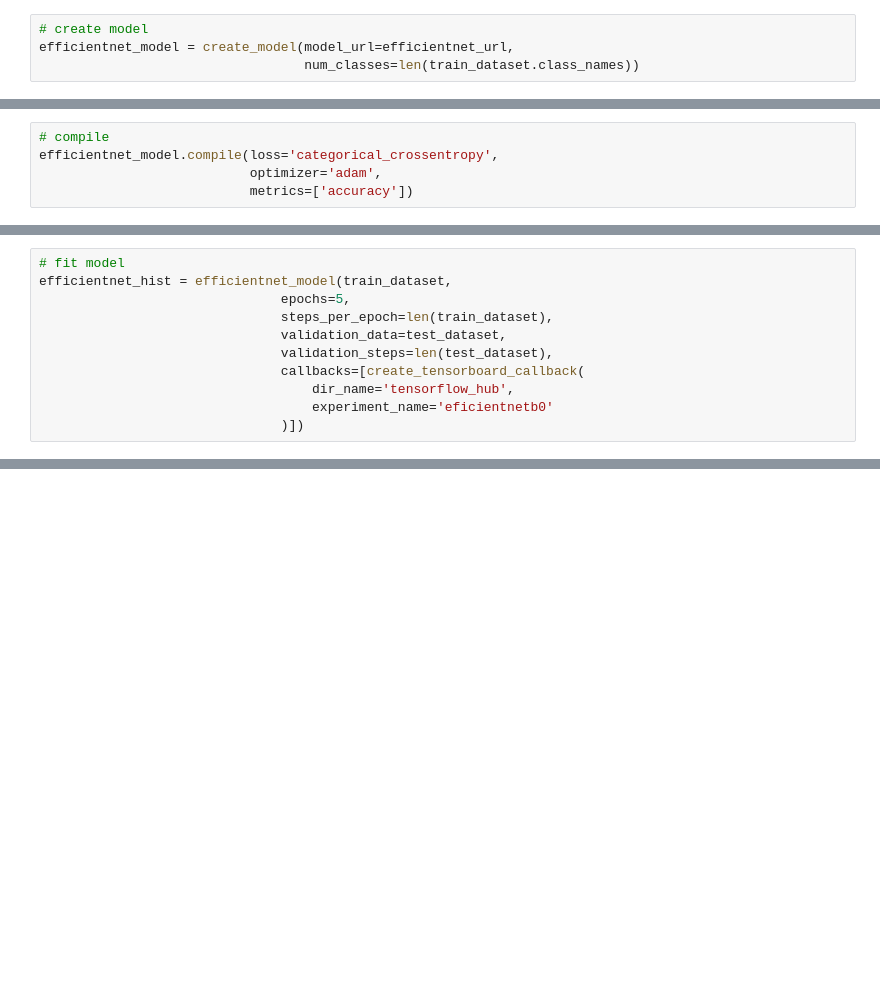
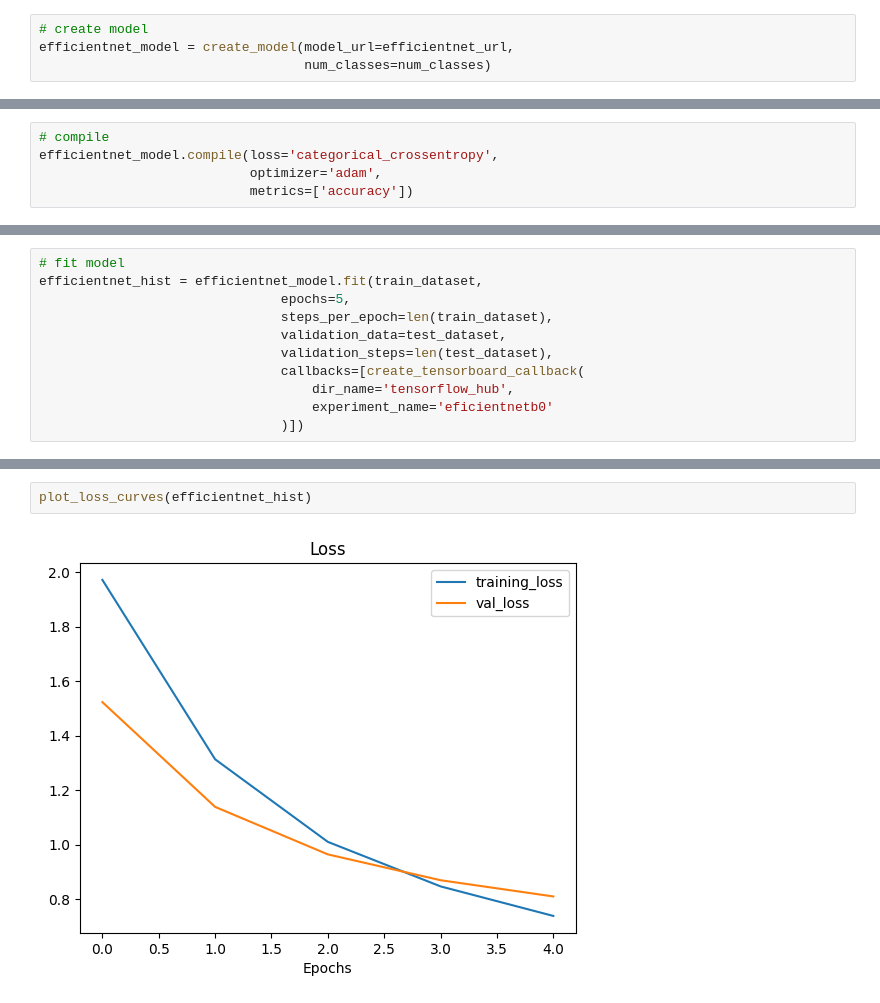
Before and after one commit to SheshamJoseph/Deep-Learning-with-Tensorflow-ZTM, a Jupyter notebook: 04_transfer_learning_feature_extraction.ipynb, the cells around one changed output, grey strips where cells are left out. Cells and saved outputs as stored; diff of their text form; blank space fills up the shorter version.

Commit message:
finished efficientnet model, modified create_model function

```diff
--- a/04_transfer_learning_feature_extraction.ipynb
+++ b/04_transfer_learning_feature_extraction.ipynb
@@ -299,7 +309,7 @@ plot_loss_curves(resnet_hist)
 # %%
 # create model
 efficientnet_model = create_model(model_url=efficientnet_url,
-                                  num_classes=len(train_dataset.class_names))
+                                  num_classes=num_classes)
 # %%
 # efficientnet_model.build([None, 224, 224, 3])  # Batch input shape.
 # %%
@@ -327,7 +338,7 @@ Non-trainable params: 5919312 (22.58 MB)
 _________________________________________________________________
 # %%
 # fit model
-efficientnet_hist = efficientnet_model(train_dataset,
+efficientnet_hist = efficientnet_model.fit(train_dataset,
                                epochs=5,
                                steps_per_epoch=len(train_dataset),
                                validation_data=test_dataset,
@@ -341,0 +362,4 @@ TypeError: Inputs to a layer should be tensors. Got '<_PrefetchDataset element_s
+# %%
+plot_loss_curves(efficientnet_hist)
+# %% [output]
+[figure, added]
```
Also changed, not shown: parts of 17 cells of this notebook.
